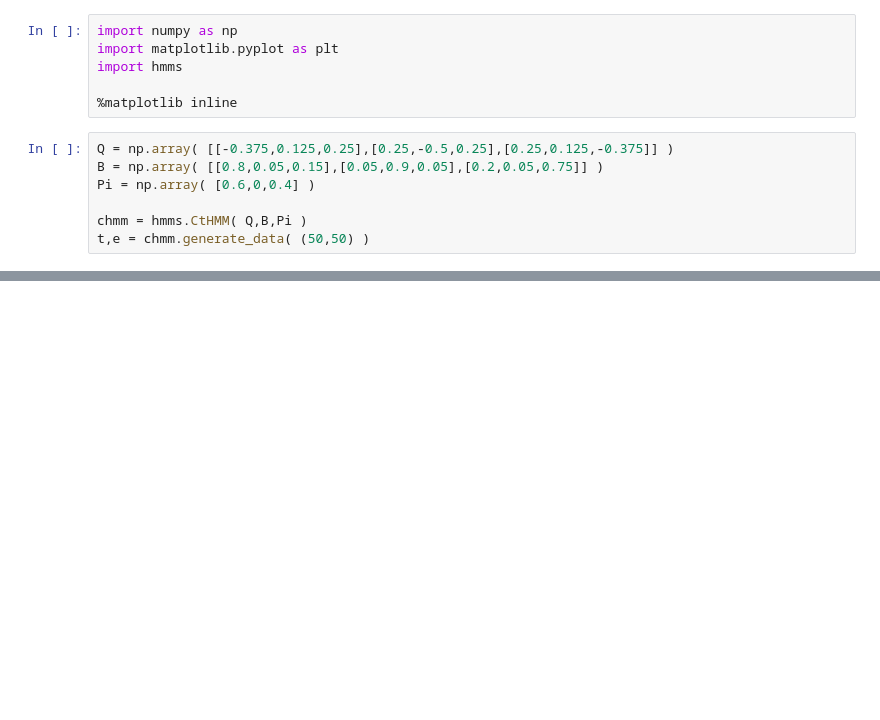
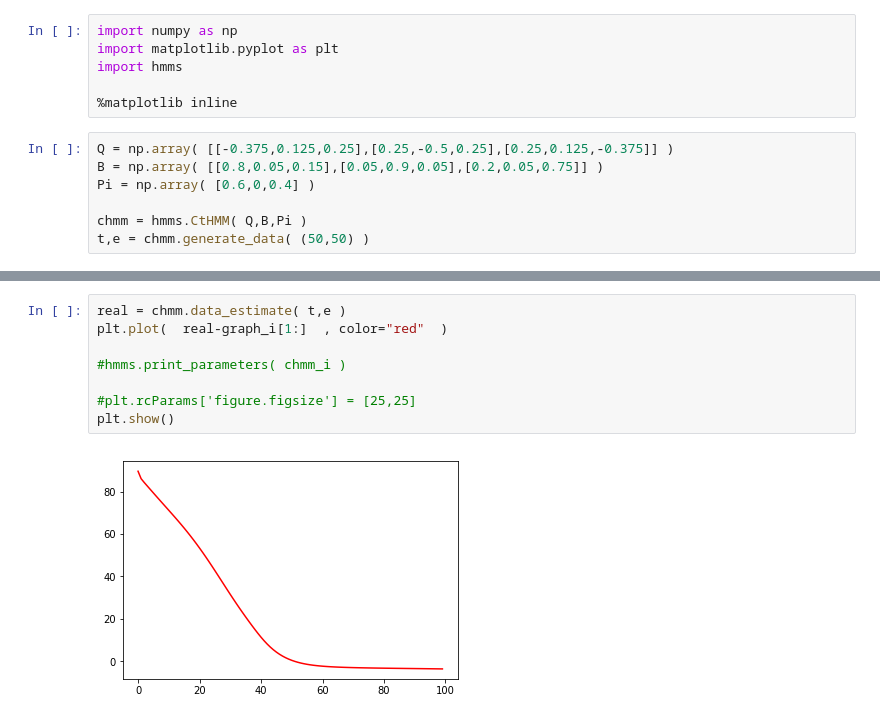
Before and after one commit to lopatovsky/HMMs, a Jupyter notebook: CT-HMM.ipynb, the cells around one changed output, grey strips where cells are left out. Cells and saved outputs as stored; diff of their text form; blank space fills up the shorter version.

```diff
--- a/CT-HMM.ipynb
+++ b/CT-HMM.ipynb
@@ -949,0 +948,10 @@ TypeError: unsupported operand type(s) for /: 'tuple' and 'float'
+# %%
+real = chmm.data_estimate( t,e )
+plt.plot(  real-graph_i[1:]  , color="red"  )
+
+#hmms.print_parameters( chmm_i )
+
+#plt.rcParams['figure.figsize'] = [25,25]
+plt.show()
+# %% [output]
+[figure, added]
```
Also changed, not shown: parts of 4 cells of this notebook, 1 other file.
